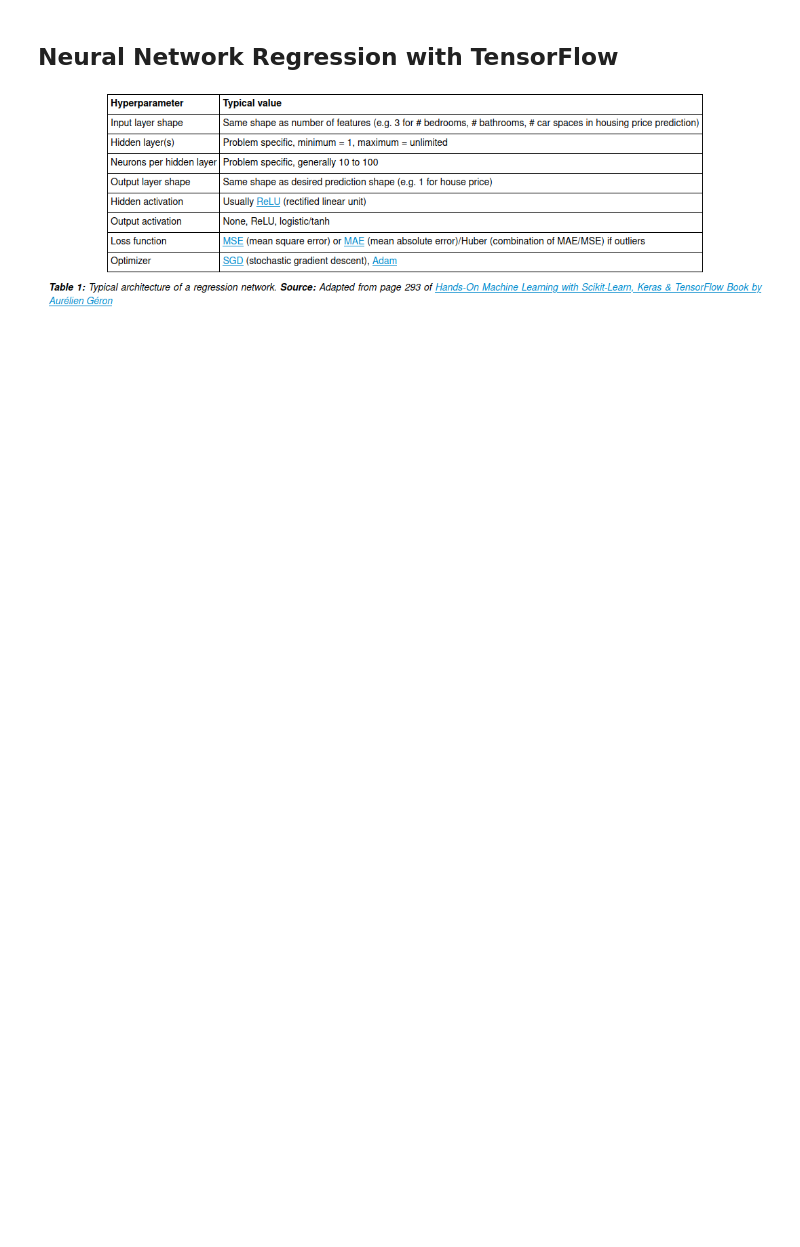
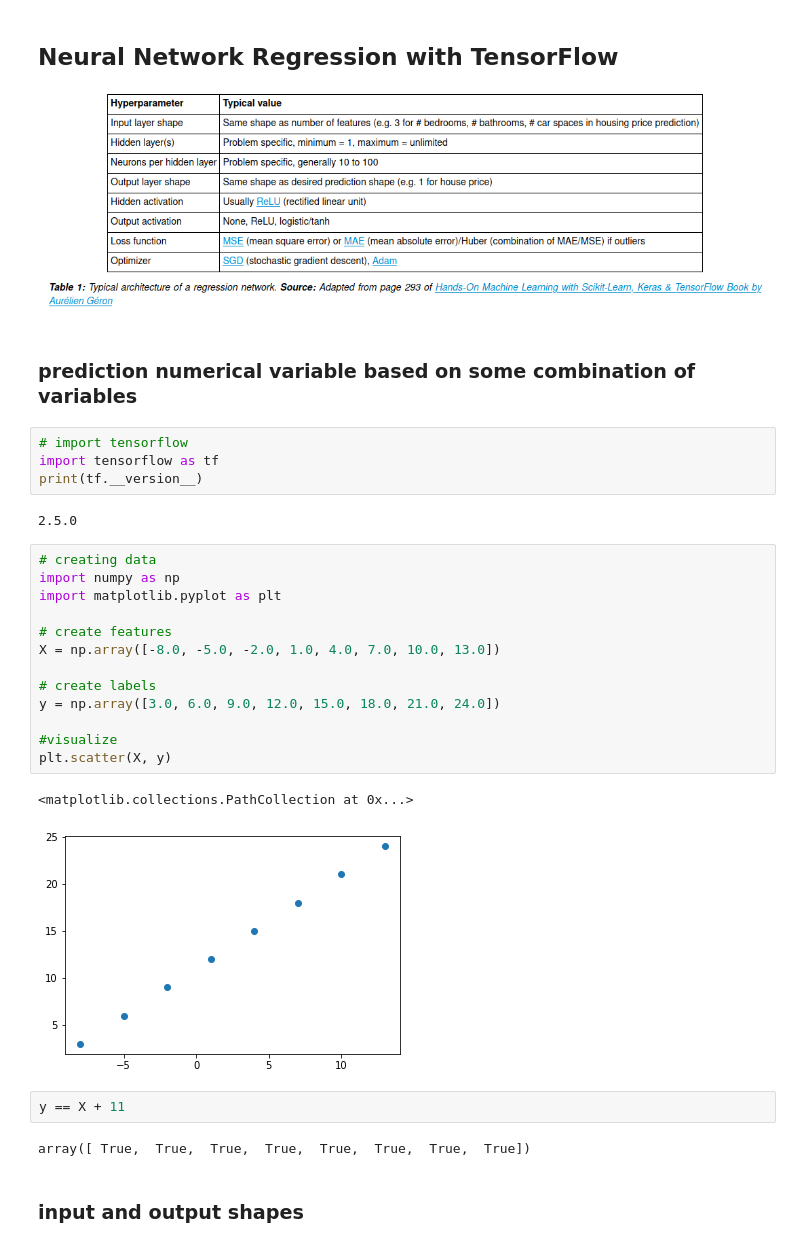
Before and after one commit to oceane-sailorin/tensorflow-exercises, a Jupyter notebook: neural_network/1_neural_network_regression.ipynb, the cells around one changed output. Drawn from its saved outputs; the diff is of its cells as text; blank space fills up the shorter version.

```diff
--- a/neural_network/1_neural_network_regression.ipynb
+++ b/neural_network/1_neural_network_regression.ipynb
@@ -2,3 +2,33 @@
 ## Neural Network Regression with TensorFlow
 
 ![hyperparameters.png](embedded-picture-1)
+# %% [markdown]
+### prediction numerical variable based on some combination of variables
+# %%
+# import tensorflow
+import tensorflow as tf
+print(tf.__version__)
+# %% [output]
+2.5.0
+# %%
+# creating data
+import numpy as np
+import matplotlib.pyplot as plt
+
+# create features
+X = np.array([-8.0, -5.0, -2.0, 1.0, 4.0, 7.0, 10.0, 13.0])
+
+# create labels
+y = np.array([3.0, 6.0, 9.0, 12.0, 15.0, 18.0, 21.0, 24.0])
+
+#visualize
+plt.scatter(X, y)
+# %% [output]
+<matplotlib.collections.PathCollection at 0x...>
+[figure, added]
+# %%
+y == X + 11
+# %% [output]
+array([ True,  True,  True,  True,  True,  True,  True,  True])
+# %% [markdown]
+### input and output shapes
```
Also changed, not shown: parts of 10 cells of this notebook.
